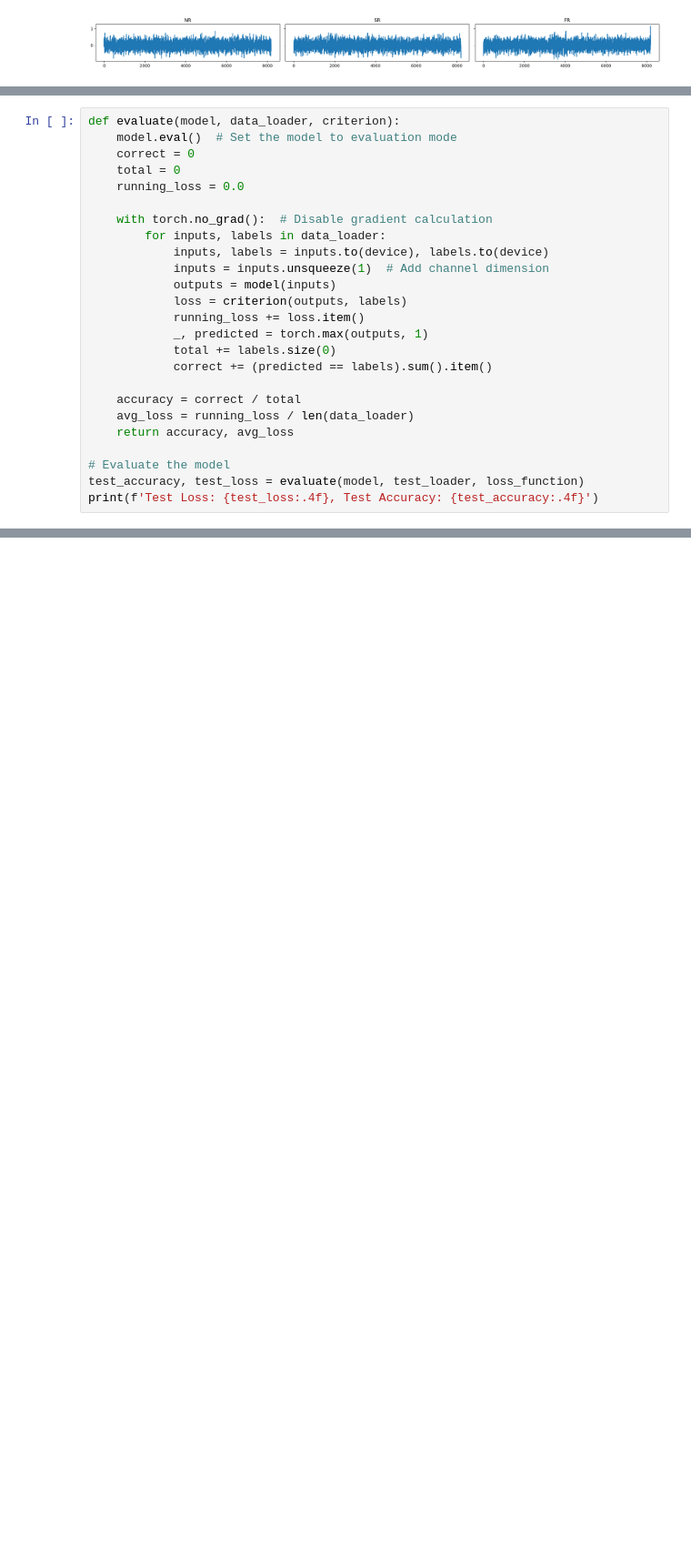
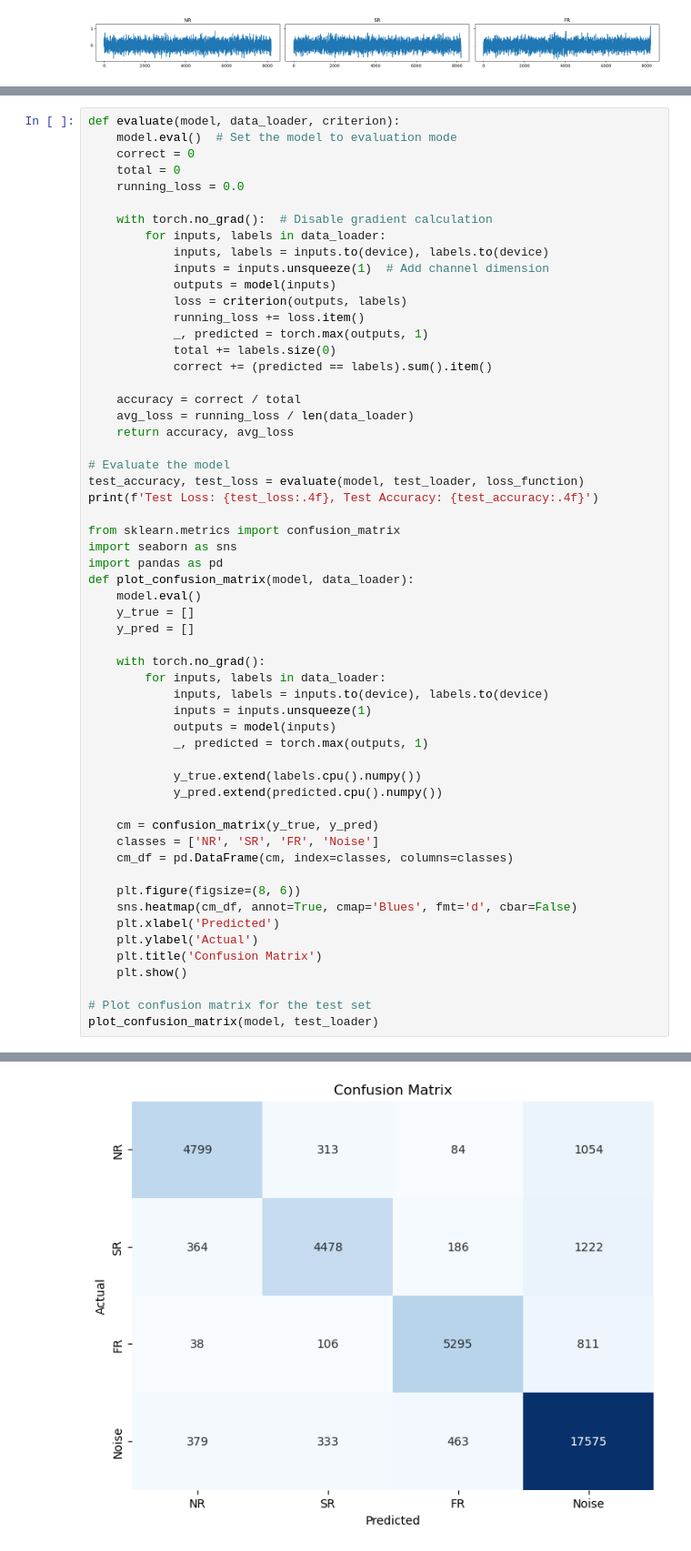
Before and after one commit to emmabacarra/Soc-225, a Jupyter notebook: Final Project/cnn.ipynb, the cells around one changed output, grey strips where cells are left out. Shown at 91% size. Saved outputs shown, nothing was run; the diff lists cells and outputs as text; blank space fills up the shorter version.

```diff
--- a/Final Project/cnn.ipynb
+++ b/Final Project/cnn.ipynb
@@ -225,4 +230,36 @@ def evaluate(model, data_loader, criterion):
 # Evaluate the model
 test_accuracy, test_loss = evaluate(model, test_loader, loss_function)
 print(f'Test Loss: {test_loss:.4f}, Test Accuracy: {test_accuracy:.4f}')
+
+from sklearn.metrics import confusion_matrix
+import seaborn as sns
+import pandas as pd
+def plot_confusion_matrix(model, data_loader):
+    model.eval()
+    y_true = []
+    y_pred = []
+
+    with torch.no_grad():
+        for inputs, labels in data_loader:
+            inputs, labels = inputs.to(device), labels.to(device)
+            inputs = inputs.unsqueeze(1)
+            outputs = model(inputs)
+            _, predicted = torch.max(outputs, 1)
+
+            y_true.extend(labels.cpu().numpy())
+            y_pred.extend(predicted.cpu().numpy())
+
+    cm = confusion_matrix(y_true, y_pred)
+    classes = ['NR', 'SR', 'FR', 'Noise']
+    cm_df = pd.DataFrame(cm, index=classes, columns=classes)
+
+    plt.figure(figsize=(8, 6))
+    sns.heatmap(cm_df, annot=True, cmap='Blues', fmt='d', cbar=False)
+    plt.xlabel('Predicted')
+    plt.ylabel('Actual')
+    plt.title('Confusion Matrix')
+    plt.show()
+
+# Plot confusion matrix for the test set
+plot_confusion_matrix(model, test_loader)
 # %% [output]
@@ -229,0 +267 @@ Test Loss: 0.4166, Test Accuracy: 0.8677
+[figure, added]
```
Also changed, not shown: parts of 3 cells of this notebook, 4 other files.
